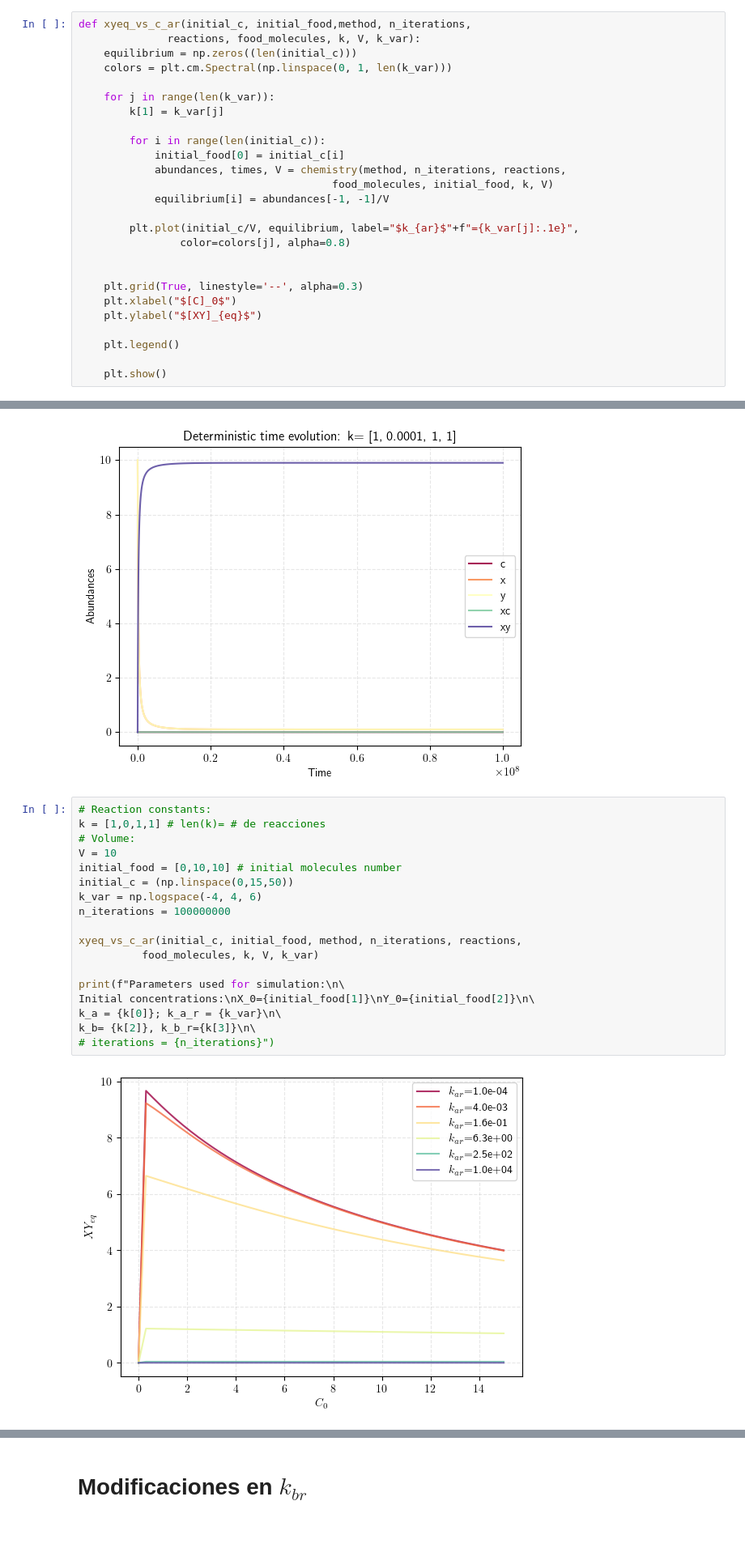
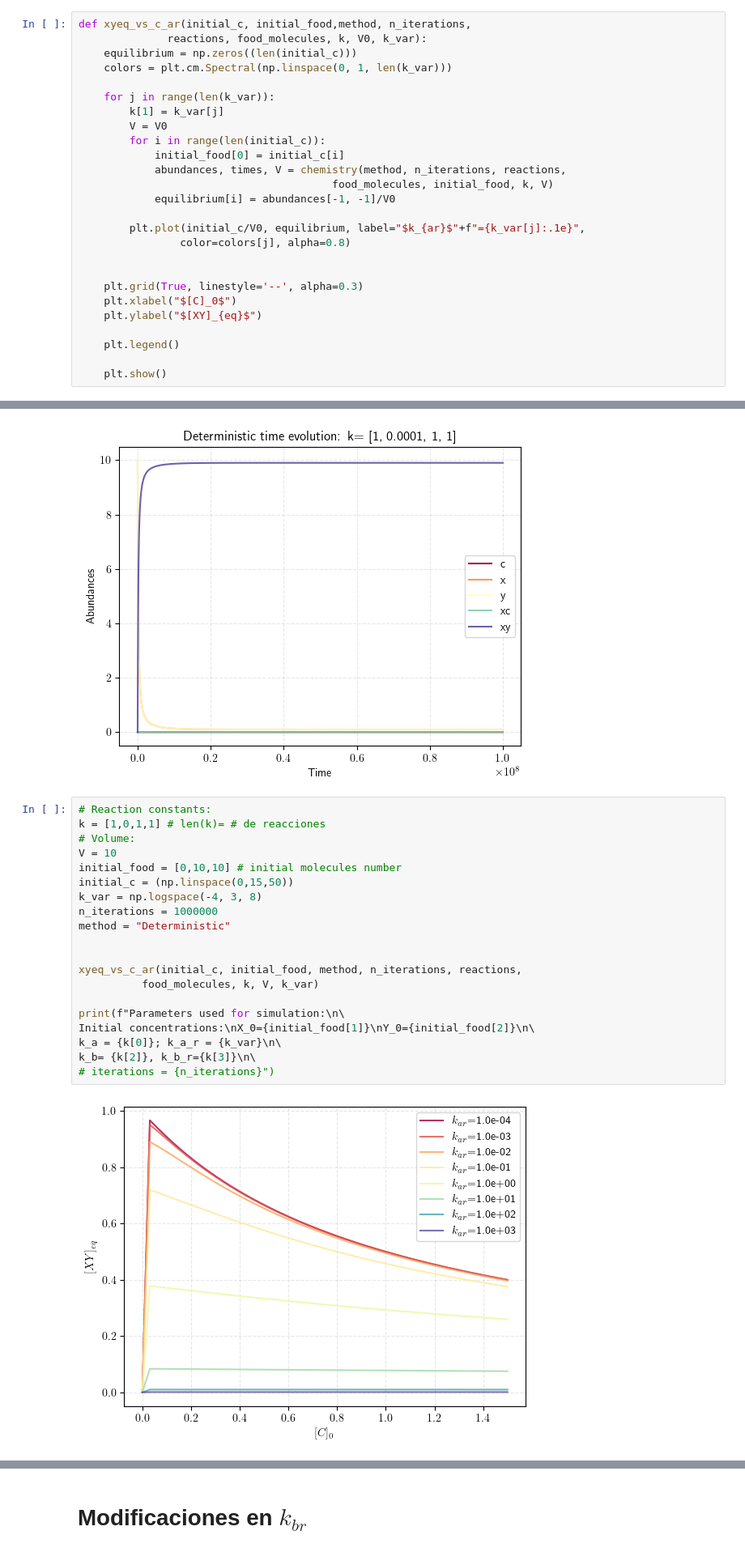
Before and after one commit to CAB-GCA/catalytic_world, a Jupyter notebook: graphs.ipynb, the cells around one changed output, grey strips where cells are left out. Shown at 81% size. Saved outputs shown, nothing was run; the diff lists cells and outputs as text; blank space fills up the shorter version.

```diff
--- a/graphs.ipynb
+++ b/graphs.ipynb
@@ -6,20 +6,20 @@ from fun_gilles import *
 ## Funciones
 # %%
 def xyeq_vs_c_ar(initial_c, initial_food,method, n_iterations,
-              reactions, food_molecules, k, V, k_var):
+              reactions, food_molecules, k, V0, k_var):
     equilibrium = np.zeros((len(initial_c)))
     colors = plt.cm.Spectral(np.linspace(0, 1, len(k_var)))
 
     for j in range(len(k_var)):
         k[1] = k_var[j]
-
+        V = V0
         for i in range(len(initial_c)):
             initial_food[0] = initial_c[i]
             abundances, times, V = chemistry(method, n_iterations, reactions,
                                         food_molecules, initial_food, k, V)
-            equilibrium[i] = abundances[-1, -1]/V
+            equilibrium[i] = abundances[-1, -1]/V0
 
-        plt.plot(initial_c/V, equilibrium, label="$k_{ar}$"+f"={k_var[j]:.1e}",
+        plt.plot(initial_c/V0, equilibrium, label="$k_{ar}$"+f"={k_var[j]:.1e}",
                 color=colors[j], alpha=0.8)
 
 
@@ -308,23 +308,25 @@ Y_0=10
 # %%
 # Reaction constants:
 k = [1,0,1,1] # len(k)= # de reacciones
 # Volume:
 V = 10
 initial_food = [0,10,10] # initial molecules number
 initial_c = (np.linspace(0,15,50))
-k_var = np.logspace(-4, 4, 6)
-n_iterations = 100000000
+k_var = np.logspace(-4, 3, 8)
+n_iterations = 1000000
+method = "Deterministic"
+
 
 xyeq_vs_c_ar(initial_c, initial_food, method, n_iterations, reactions,
           food_molecules, k, V, k_var)
 
 print(f"Parameters used for simulation:\n\
 Initial concentrations:\nX_0={initial_food[1]}\nY_0={initial_food[2]}\n\
 k_a = {k[0]}; k_a_r = {k_var}\n\
 k_b= {k[2]}, k_b_r={k[3]}\n\
 # iterations = {n_iterations}")
 # %% [output]
-[figure, old version]
+[figure, new version]
 Parameters used for simulation:
 Initial concentrations:
 X_0=10
```
Also changed, not shown: parts of 11 cells of this notebook, 1 other file.
